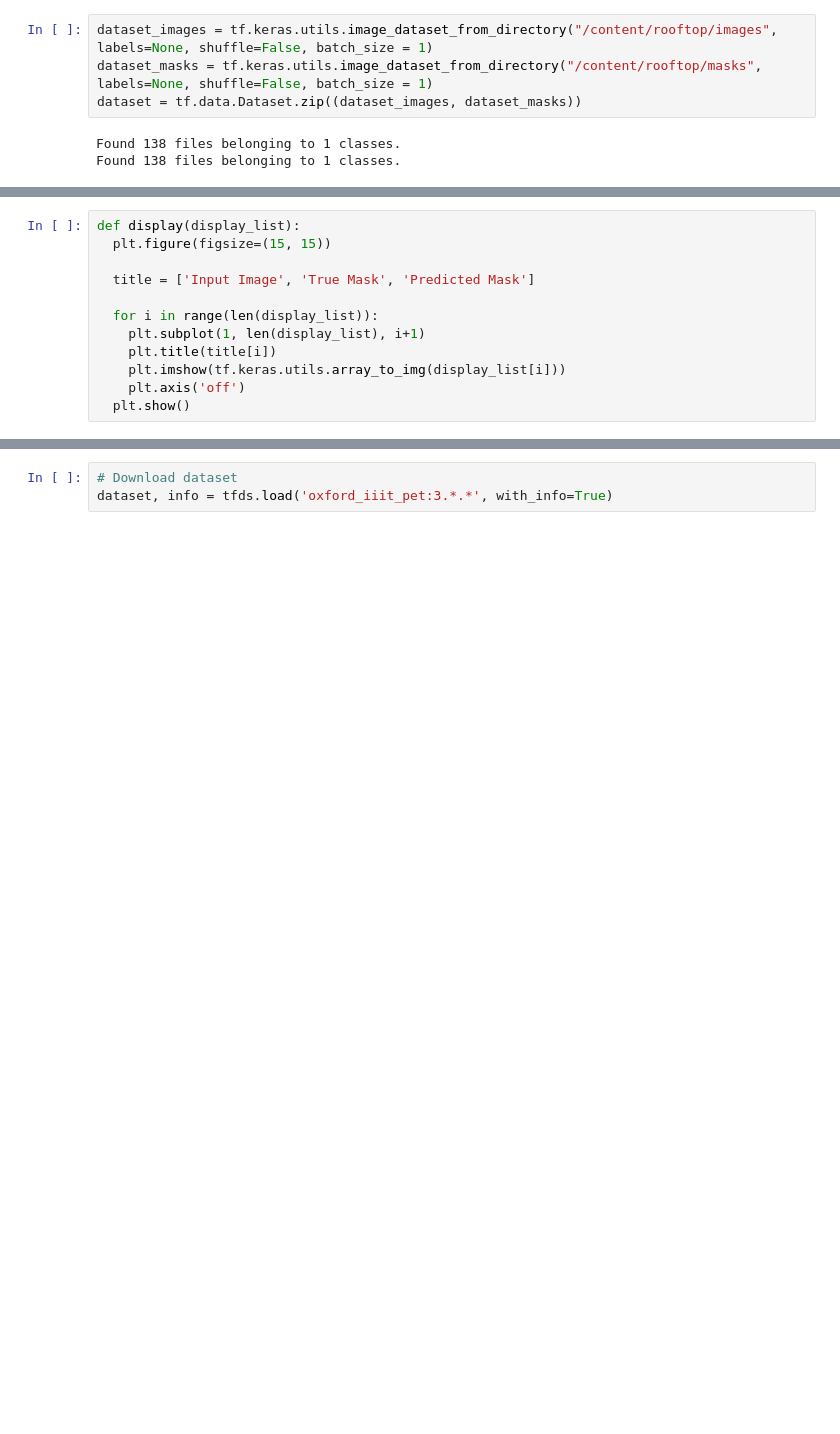
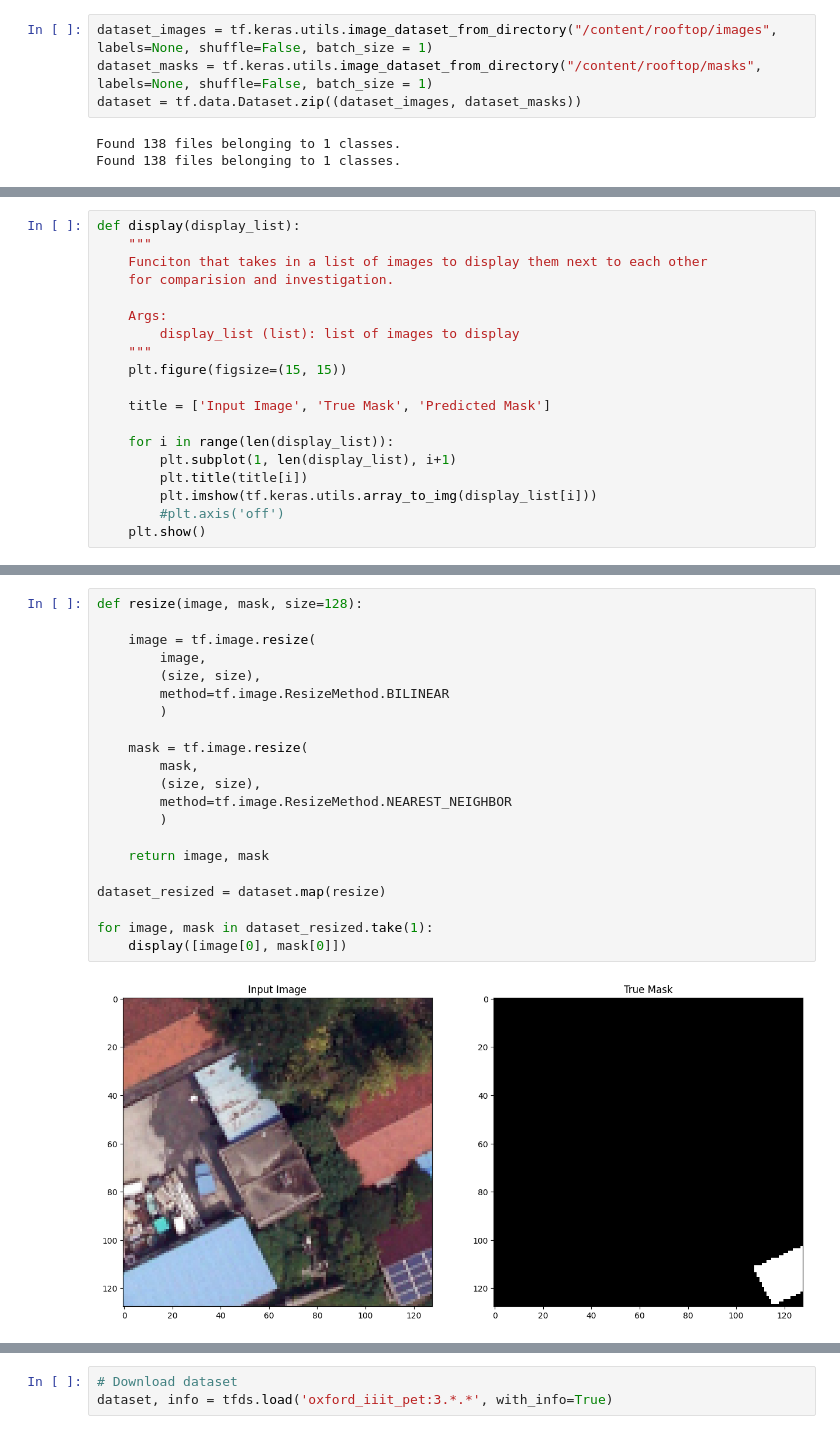
Before and after one commit to mircorudolph/PV_image_segmentation, a Jupyter notebook: 01_model.ipynb, the cells around one changed output, grey strips where cells are left out. Saved outputs shown, nothing was run; the diff lists cells and outputs as text; blank space fills up the shorter version.

```diff
--- a/01_model.ipynb
+++ b/01_model.ipynb
@@ -36,15 +42,22 @@ Found 138 files belonging to 1 classes.
 # %%
 def display(display_list):
-  plt.figure(figsize=(15, 15))
+    """
+    Funciton that takes in a list of images to display them next to each other
+    for comparision and investigation.
 
-  title = ['Input Image', 'True Mask', 'Predicted Mask']
+    Args:
+        display_list (list): list of images to display
+    """
+    plt.figure(figsize=(15, 15))
 
-  for i in range(len(display_list)):
-    plt.subplot(1, len(display_list), i+1)
-    plt.title(title[i])
-    plt.imshow(tf.keras.utils.array_to_img(display_list[i]))
-    plt.axis('off')
-  plt.show()
+    title = ['Input Image', 'True Mask', 'Predicted Mask']
+
+    for i in range(len(display_list)):
+        plt.subplot(1, len(display_list), i+1)
+        plt.title(title[i])
+        plt.imshow(tf.keras.utils.array_to_img(display_list[i]))
+        #plt.axis('off')
+    plt.show()
 # %%
 for image, mask in dataset.take(1):
     display([image[0], mask[0]])
@@ -52,0 +70,23 @@ for image, mask in dataset.take(1):
+# %%
+def resize(image, mask, size=128):
+
+    image = tf.image.resize(
+        image,
+        (size, size),
+        method=tf.image.ResizeMethod.BILINEAR
+        )
+
+    mask = tf.image.resize(
+        mask,
+        (size, size),
+        method=tf.image.ResizeMethod.NEAREST_NEIGHBOR
+        )
+
+    return image, mask
+
+dataset_resized = dataset.map(resize)
+
+for image, mask in dataset_resized.take(1):
+    display([image[0], mask[0]])
+# %% [output]
+[figure, added]
```
Also changed, not shown: parts of 13 cells of this notebook.
